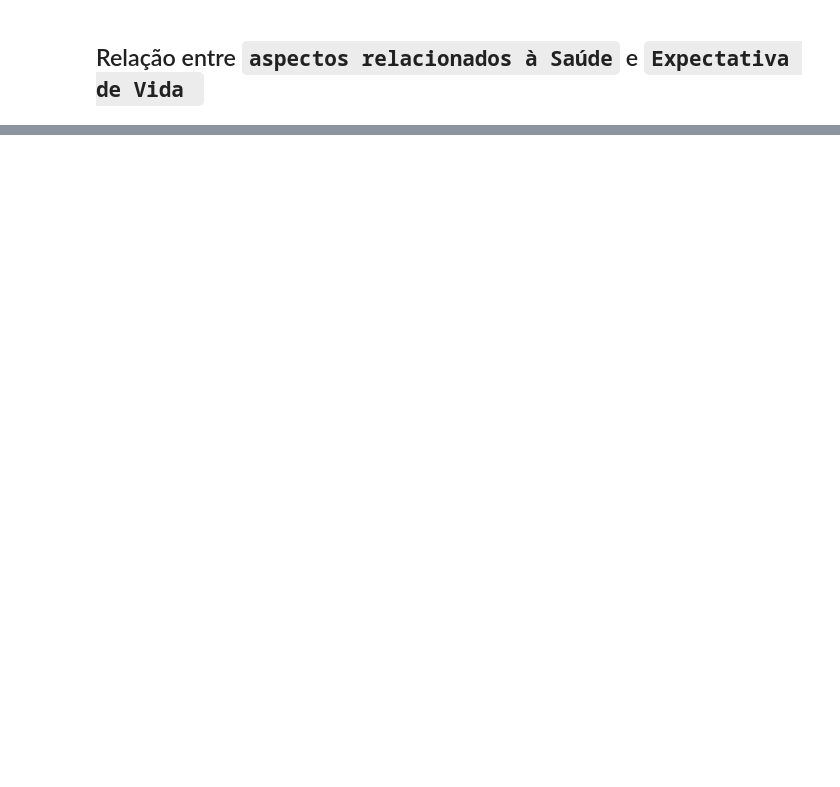
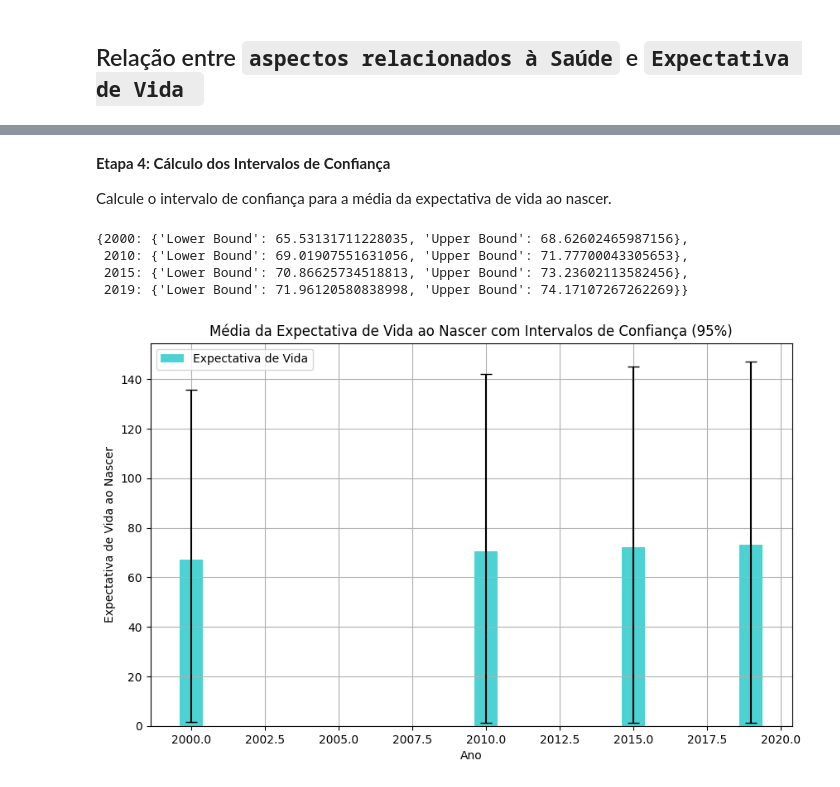
Before and after one commit to marcelomrad/Trabalho_Final_ICD, a Jupyter notebook: analise_saude.ipynb, the cells around one changed output, grey strips where cells are left out. Saved outputs shown, nothing was run; the diff lists cells and outputs as text; code cells hidden in the pictures; blank space fills up the shorter version.

```diff
--- a/analise_saude.ipynb
+++ b/analise_saude.ipynb
@@ -165,0 +235,67 @@ KeyError: 0
+# %% [markdown]
+**Etapa 4: Cálculo dos Intervalos de Confiança**
+
+Calcule o intervalo de confiança para a média da expectativa de vida ao nascer.
+# %%
+# Etapa 4: Cálculo dos Intervalos de Confiança
+
+
+# Nível de confiança desejado (por exemplo, 95%)
+conf_level = 0.95
+
+# Lista de anos
+years = [2000, 2010, 2015, 2019]
+
+# Dicionário para armazenar os intervalos de confiança
+confidence_intervals = {}
+
+for year in years:
+    # Média e desvio padrão da expectativa de vida
+    mean_expectativa = df_exp_nasc_e_tabaco[f'{year}_expectativa'].mean()
+    std_expectativa = df_exp_nasc_e_tabaco[f'{year}_expectativa'].std()
+
+    # Tamanho da amostra
+    sample_size = len(df_exp_nasc_e_tabaco)
+
+    # Cálculo do erro padrão
+    std_error = std_expectativa / (sample_size ** 0.5)
+
+    # Cálculo do valor crítico (z-score) com base no nível de confiança
+    z = norm.ppf(1 - (1 - conf_level) / 2)
+
+    # Cálculo do intervalo de confiança
+    lower_bound = mean_expectativa - z * std_error
+    upper_bound = mean_expectativa + z * std_error
+
+    confidence_intervals[year] = {'Lower Bound': lower_bound, 'Upper Bound': upper_bound}
+
+confidence_intervals
+# %% [output]
+{2000: {'Lower Bound': 65.53131711228035, 'Upper Bound': 68.62602465987156},
+ 2010: {'Lower Bound': 69.01907551631056, 'Upper Bound': 71.77700043305653},
+ 2015: {'Lower Bound': 70.86625734518813, 'Upper Bound': 73.23602113582456},
+ 2019: {'Lower Bound': 71.96120580838998, 'Upper Bound': 74.17107267262269}}
+# %%
+import matplotlib.pyplot as plt
+
+# Anos e ICs
+years = [2000, 2010, 2015, 2019]
+lower_bounds = [confidence_intervals[year]['Lower Bound'] for year in years]
+upper_bounds = [confidence_intervals[year]['Upper Bound'] for year in years]
+mean_expectativa = [df_exp_nasc_e_tabaco[f'{year}_expectativa'].mean() for year in years]
+
+# Configuração do gráfico de barras com barras de erro
+plt.figure(figsize=(10, 6))
+plt.bar(years, mean_expectativa, yerr=[lower_bounds, upper_bounds], capsize=5, color='c', alpha=0.7, label='Expectativa de Vida')
+
+# Configurações adicionais
+plt.xlabel('Ano')
+plt.ylabel('Expectativa de Vida ao Nascer')
+plt.title('Média da Expectativa de Vida ao Nascer com Intervalos de Confiança (95%)')
+plt.legend()
+plt.grid(True)
+
+# Exibir o gráfico
+plt.show()
+# %% [output]
+[figure, added]
```
Also changed, not shown: parts of 10 cells of this notebook.
